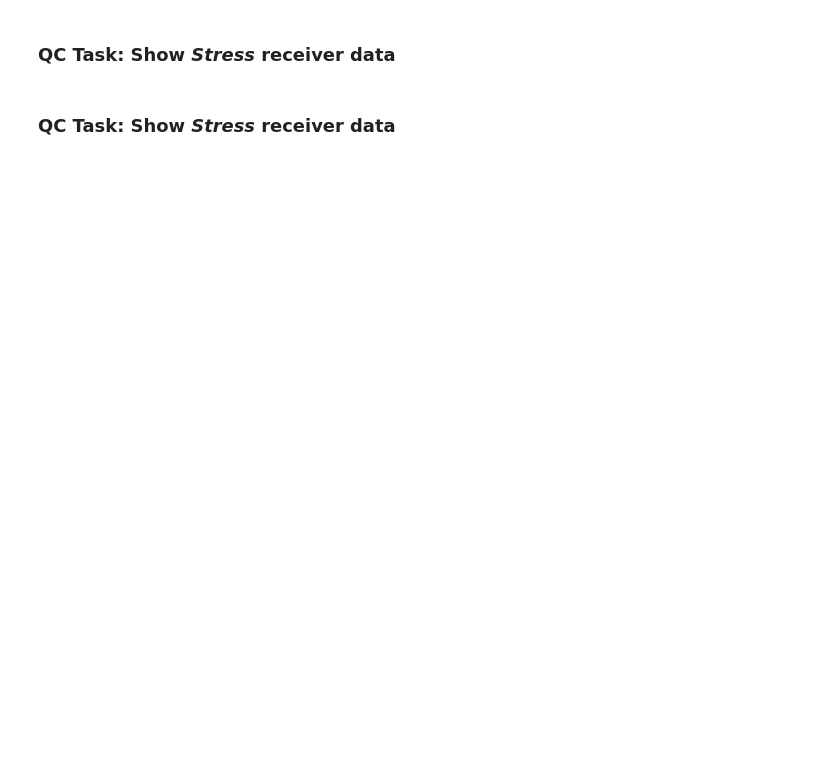
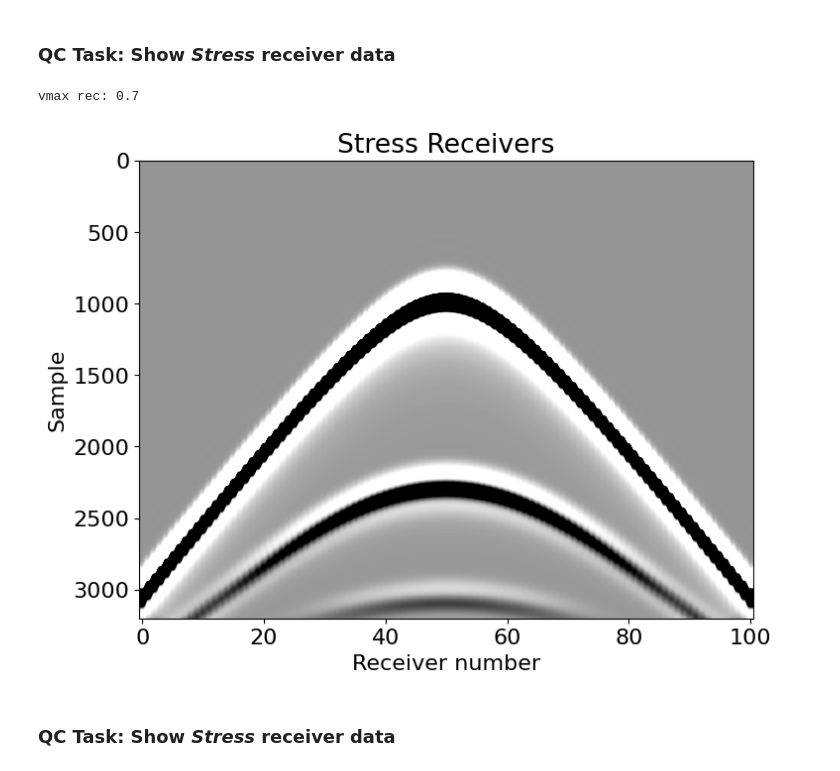
Before and after one commit to code-cullison/RiceHPCDevitoWorkshop2026, a Jupyter notebook: notebooks/SRC_REC_QC_07_functions_on_subdomains.ipynb, the cells around one changed output. Drawn from its saved outputs; the diff is of its cells as text; code cells hidden in the pictures; blank space fills up the shorter version.

```diff
--- a/notebooks/SRC_REC_QC_07_functions_on_subdomains.ipynb
+++ b/notebooks/SRC_REC_QC_07_functions_on_subdomains.ipynb
@@ -768,12 +915,18 @@ plt.show()
 ### **QC Task:** Show *Stress* receiver data
 # %%
 # NBVAL_IGNORE_OUTPUT
-vmax = 0.05*np.amax(np.abs(rec.data))
+# vmax = 0.05*np.amax(np.abs(rec.data))
+vmax = 0.7
+print(f'vmax rec: {vmax}')
 plt.imshow(rec.data, cmap='Greys', aspect='auto', vmax=vmax, vmin=-vmax)
 plt.title("Stress Receivers")
 plt.xlabel("Receiver number")
 plt.ylabel("Sample")
+plt.savefig("Figs/stress_rec_data.png", dpi=150, bbox_inches='tight')
 plt.show()
+# %% [output]
+vmax rec: 0.7
+[figure, added]
 # %% [markdown]
 ### **QC Task:** Show *Stress* receiver data
 # %%
```
Also changed, not shown: parts of 38 cells of this notebook, 2 other files.
